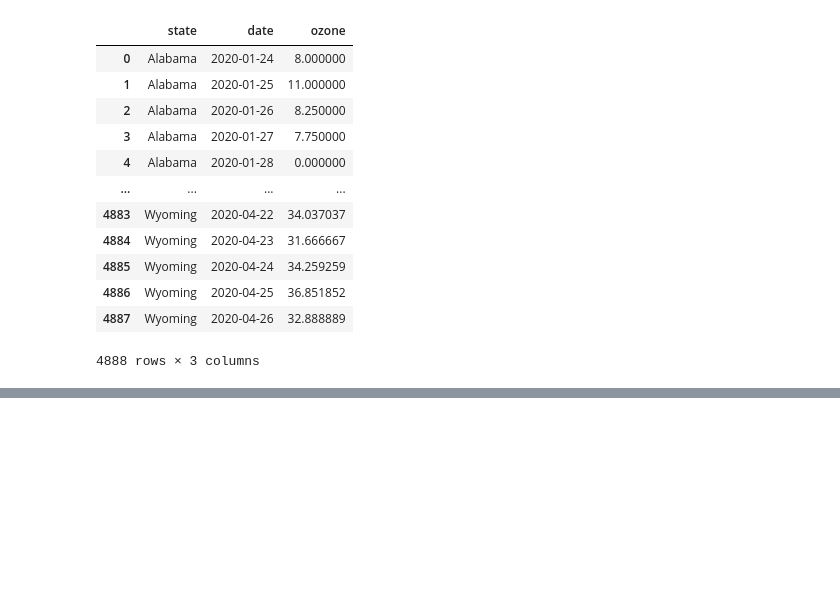
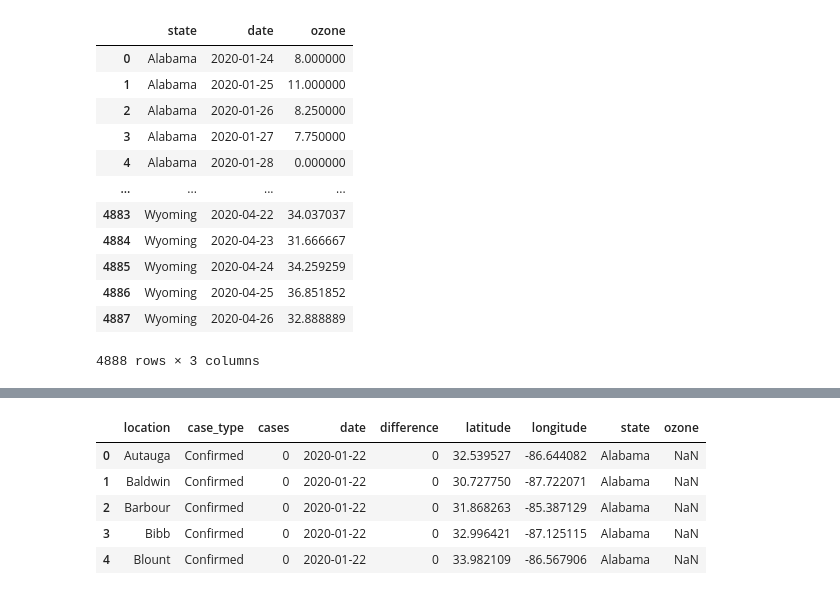
Before and after one commit to mkrish14/itcs6155_group14, a Jupyter notebook: Deliverable_4/kbs_covid_latestdata.ipynb, the cells around one changed output, grey strips where cells are left out. Cells and saved outputs as stored; diff of their text form; code cells hidden in the pictures; blank space fills up the shorter version.

```diff
--- a/Deliverable_4/kbs_covid_latestdata.ipynb
+++ b/Deliverable_4/kbs_covid_latestdata.ipynb
@@ -396,3 +404,16 @@ df_unfactorize
 df_combined.to_csv('combined.csv',header=True, index=False)
 # %%
 df_aqi_update.to_csv('aqi_update.csv',header=True, index=False)
+# %%
+df_combined = pd.read_csv('combined.csv')
+# %%
+df_combined = df_combined.drop(['county','ship','country'], axis=1)
+# %%
+df_combined.head()
+# %% [output]
+|  | location | case_type | cases | date | difference | latitude | longitude | state | ozone |
+| 0 | Autauga | Confirmed | 0 | 2020-01-22 | 0 | 32.539527 | -86.644082 | Alabama | NaN |
+| 1 | Baldwin | Confirmed | 0 | 2020-01-22 | 0 | 30.727750 | -87.722071 | Alabama | NaN |
+| 2 | Barbour | Confirmed | 0 | 2020-01-22 | 0 | 31.868263 | -85.387129 | Alabama | NaN |
+| 3 | Bibb | Confirmed | 0 | 2020-01-22 | 0 | 32.996421 | -87.125115 | Alabama | NaN |
+| 4 | Blount | Confirmed | 0 | 2020-01-22 | 0 | 33.982109 | -86.567906 | Alabama | NaN |
```
Also changed, not shown: parts of 40 cells of this notebook.
